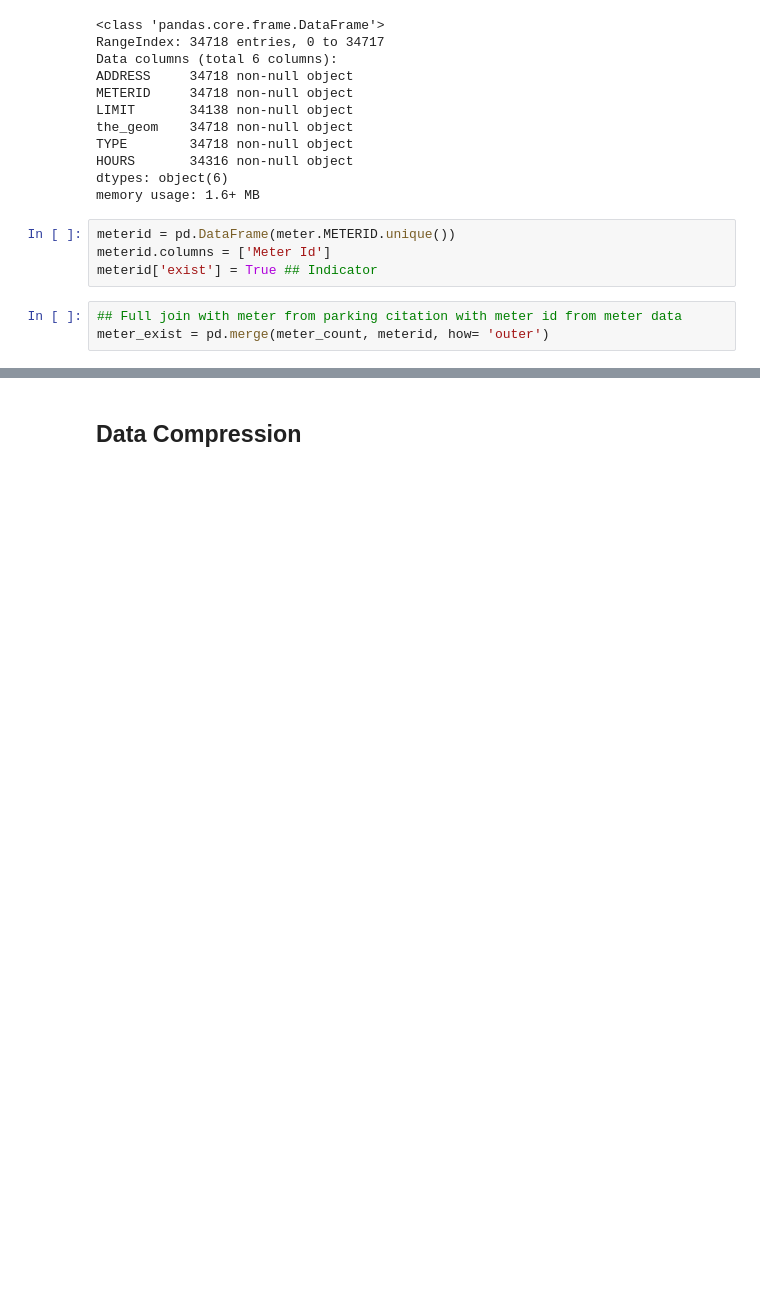
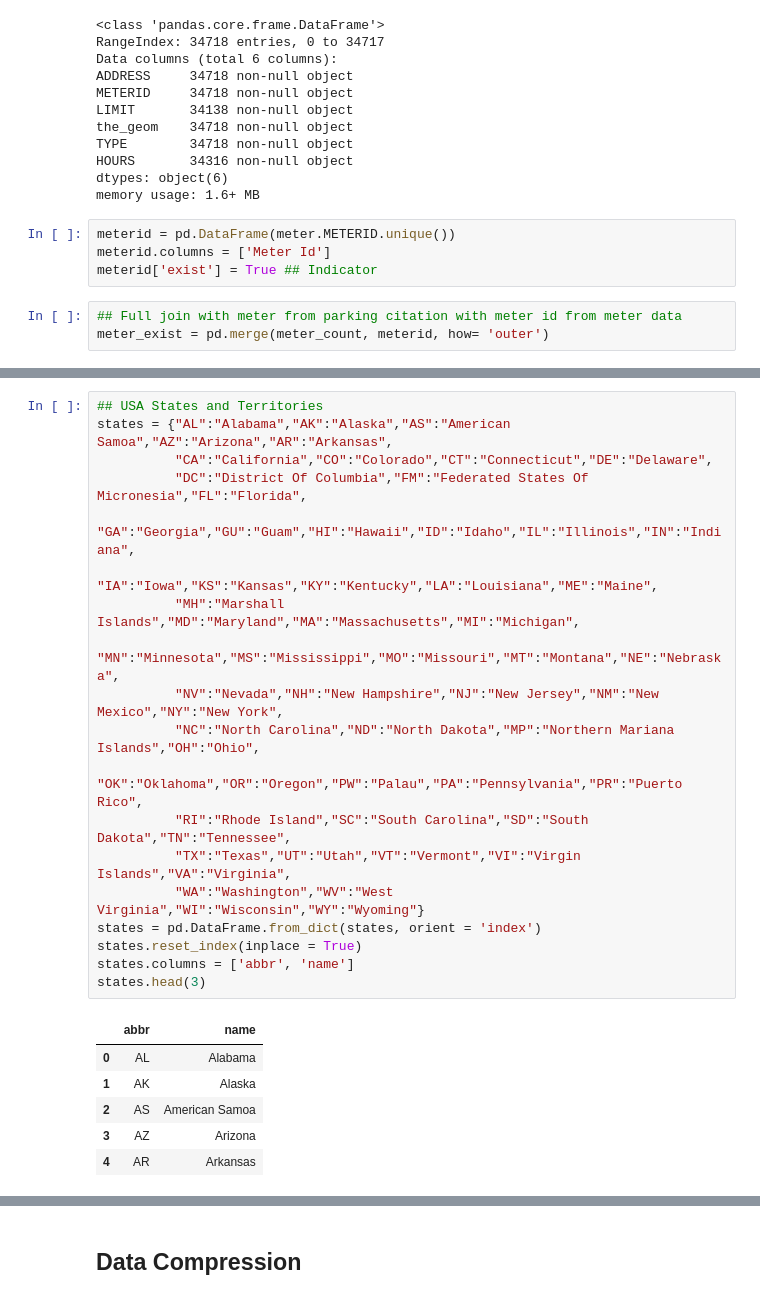
Before and after one commit to jachen36/2018_la_parking_citation, a Jupyter notebook: cleaning.ipynb, the cells around one changed output, grey strips where cells are left out. Drawn from its saved outputs; the diff is of its cells as text; blank space fills up the shorter version.

```diff
--- a/cleaning.ipynb
+++ b/cleaning.ipynb
@@ -211,0 +245,26 @@ meter_count.shape
+# %%
+## USA States and Territories
+states = {"AL":"Alabama","AK":"Alaska","AS":"American Samoa","AZ":"Arizona","AR":"Arkansas",
+          "CA":"California","CO":"Colorado","CT":"Connecticut","DE":"Delaware",
+          "DC":"District Of Columbia","FM":"Federated States Of Micronesia","FL":"Florida",
+          "GA":"Georgia","GU":"Guam","HI":"Hawaii","ID":"Idaho","IL":"Illinois","IN":"Indiana",
+          "IA":"Iowa","KS":"Kansas","KY":"Kentucky","LA":"Louisiana","ME":"Maine",
+          "MH":"Marshall Islands","MD":"Maryland","MA":"Massachusetts","MI":"Michigan",
+          "MN":"Minnesota","MS":"Mississippi","MO":"Missouri","MT":"Montana","NE":"Nebraska",
+          "NV":"Nevada","NH":"New Hampshire","NJ":"New Jersey","NM":"New Mexico","NY":"New York",
+          "NC":"North Carolina","ND":"North Dakota","MP":"Northern Mariana Islands","OH":"Ohio",
+          "OK":"Oklahoma","OR":"Oregon","PW":"Palau","PA":"Pennsylvania","PR":"Puerto Rico",
+          "RI":"Rhode Island","SC":"South Carolina","SD":"South Dakota","TN":"Tennessee",
+          "TX":"Texas","UT":"Utah","VT":"Vermont","VI":"Virgin Islands","VA":"Virginia",
+          "WA":"Washington","WV":"West Virginia","WI":"Wisconsin","WY":"Wyoming"}
+states = pd.DataFrame.from_dict(states, orient = 'index')
+states.reset_index(inplace = True)
+states.columns = ['abbr', 'name']
+states.head(3)
+# %% [output]
+|  | abbr | name |
+| 0 | AL | Alabama |
+| 1 | AK | Alaska |
+| 2 | AS | American Samoa |
+| 3 | AZ | Arizona |
+| 4 | AR | Arkansas |
```
Also changed, not shown: parts of 21 cells of this notebook, 1 other file.
